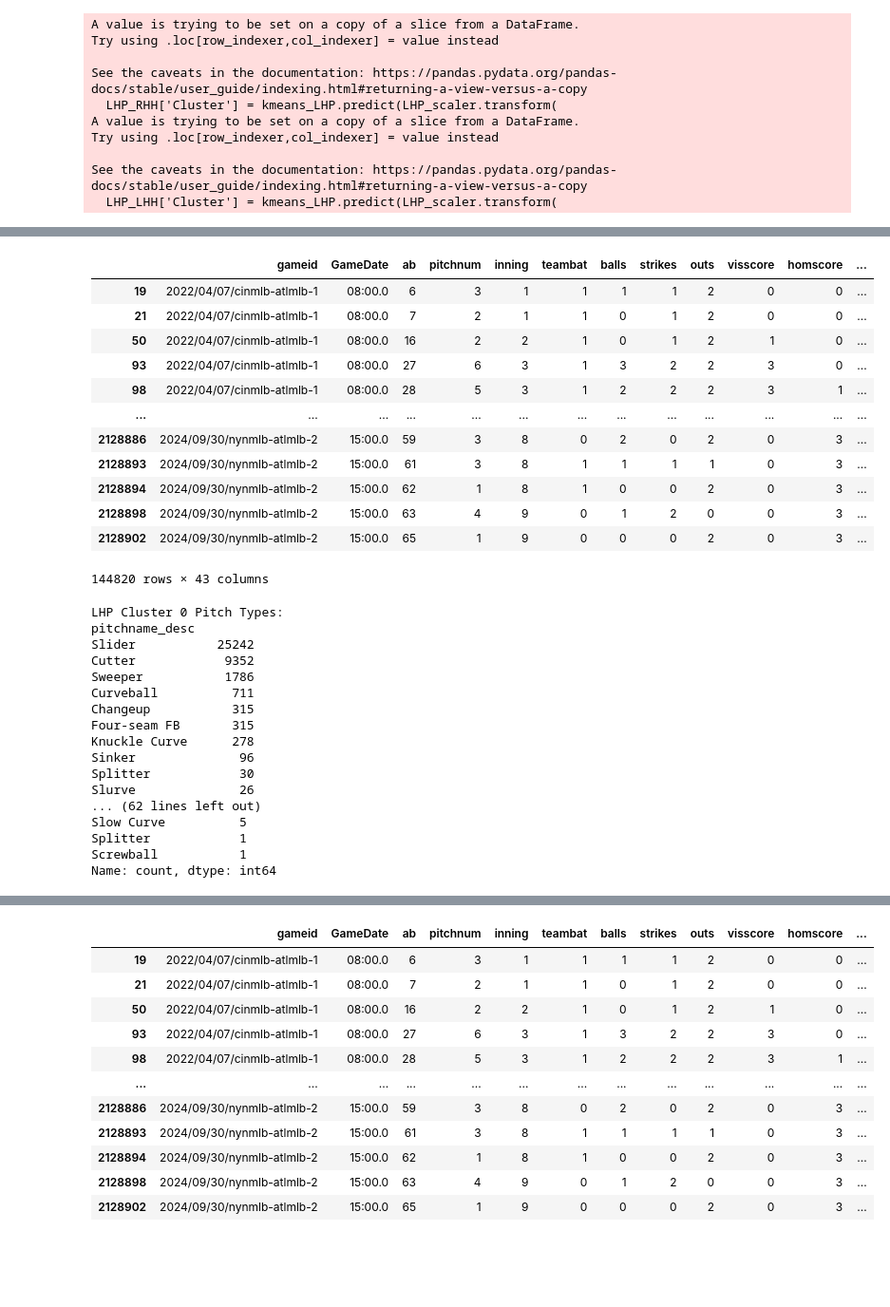
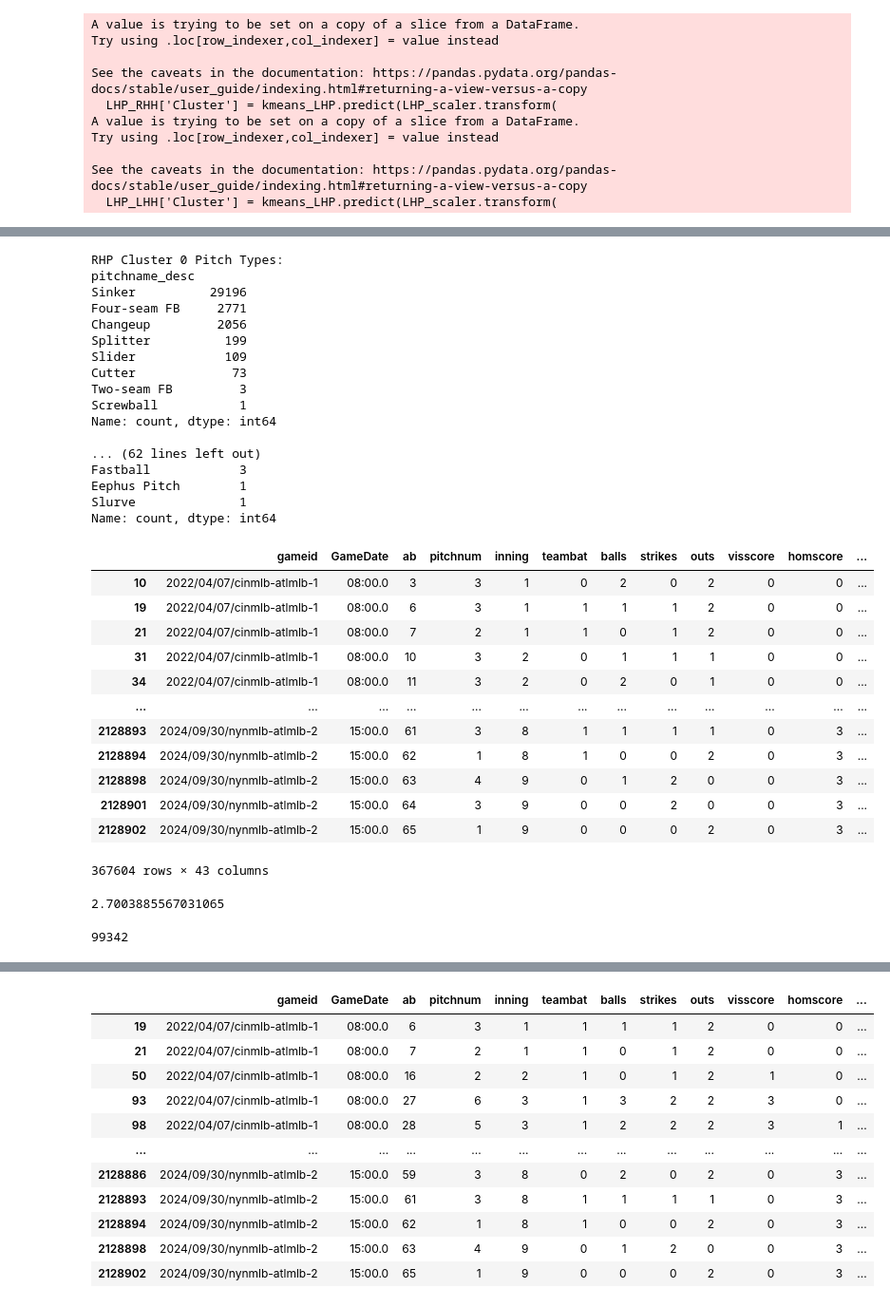
Before and after one commit to jayirby2/Team1STA4950, a Jupyter notebook: analysis.ipynb, the cells around one changed output, grey strips where cells are left out. Shown at 95% size. Saved outputs shown, nothing was run; the diff lists cells and outputs as text; code cells hidden in the pictures; blank space fills up the shorter version.

```diff
--- a/analysis.ipynb
+++ b/analysis.ipynb
@@ -1228,40 +1297,48 @@ max     3011.306000    101.701200         19.343120      0.381582      4.0
-# %%
-RHP_RHH
-# %% [output]
-|  | gameid | GameDate | ab | pitchnum | inning | teambat | balls | strikes | outs | visscore | homscore | ... |
-| 19 | 2022/04/07/cinmlb-atlmlb-1 | 08:00.0 | 6 | 3 | 1 | 1 | 1 | 1 | 2 | 0 | 0 | ... |
-| 21 | 2022/04/07/cinmlb-atlmlb-1 | 08:00.0 | 7 | 2 | 1 | 1 | 0 | 1 | 2 | 0 | 0 | ... |
-| 50 | 2022/04/07/cinmlb-atlmlb-1 | 08:00.0 | 16 | 2 | 2 | 1 | 0 | 1 | 2 | 1 | 0 | ... |
-| 93 | 2022/04/07/cinmlb-atlmlb-1 | 08:00.0 | 27 | 6 | 3 | 1 | 3 | 2 | 2 | 3 | 0 | ... |
-| 98 | 2022/04/07/cinmlb-atlmlb-1 | 08:00.0 | 28 | 5 | 3 | 1 | 2 | 2 | 2 | 3 | 1 | ... |
-| ... | ... | ... | ... | ... | ... | ... | ... | ... | ... | ... | ... | ... |
-| 2128886 | 2024/09/30/nynmlb-atlmlb-2 | 15:00.0 | 59 | 3 | 8 | 0 | 2 | 0 | 2 | 0 | 3 | ... |
-| 2128893 | 2024/09/30/nynmlb-atlmlb-2 | 15:00.0 | 61 | 3 | 8 | 1 | 1 | 1 | 1 | 0 | 3 | ... |
-| 2128894 | 2024/09/30/nynmlb-atlmlb-2 | 15:00.0 | 62 | 1 | 8 | 1 | 0 | 0 | 2 | 0 | 3 | ... |
-| 2128898 | 2024/09/30/nynmlb-atlmlb-2 | 15:00.0 | 63 | 4 | 9 | 0 | 1 | 2 | 0 | 0 | 3 | ... |
-| 2128902 | 2024/09/30/nynmlb-atlmlb-2 | 15:00.0 | 65 | 1 | 9 | 0 | 0 | 0 | 2 | 0 | 3 | ... |
-144820 rows × 43 columns
 # %%
 # See what pitch types are associated with each cluster
 for i in range(5):
-    print(f"LHP Cluster {i} Pitch Types:")
+    print(f"RHP Cluster {i} Pitch Types:")
     print(RHP_RHH[RHP_RHH['Cluster'] == i]['pitchname_desc'].value_counts())
     print("\n")
 # %% [output]
-LHP Cluster 0 Pitch Types:
+RHP Cluster 0 Pitch Types:
 pitchname_desc
-Slider           25242
-Cutter            9352
-Sweeper           1786
-Curveball          711
-Changeup           315
-Four-seam FB       315
-Knuckle Curve      278
-Sinker              96
-Splitter            30
-Slurve              26
-... (62 lines left out)
-Slow Curve          5
-Splitter            1
+Sinker          29196
+Four-seam FB     2771
+Changeup         2056
+Splitter          199
+Slider            109
+Cutter             73
+Two-seam FB         3
 Screwball           1
 Name: count, dtype: int64
+
+... (62 lines left out)
+Fastball            3
+Eephus Pitch        1
+Slurve              1
+Name: count, dtype: int64
+# %%
+bip_df
+# %% [output]
+|  | gameid | GameDate | ab | pitchnum | inning | teambat | balls | strikes | outs | visscore | homscore | ... |
+| 10 | 2022/04/07/cinmlb-atlmlb-1 | 08:00.0 | 3 | 3 | 1 | 0 | 2 | 0 | 2 | 0 | 0 | ... |
+| 19 | 2022/04/07/cinmlb-atlmlb-1 | 08:00.0 | 6 | 3 | 1 | 1 | 1 | 1 | 2 | 0 | 0 | ... |
+| 21 | 2022/04/07/cinmlb-atlmlb-1 | 08:00.0 | 7 | 2 | 1 | 1 | 0 | 1 | 2 | 0 | 0 | ... |
+| 31 | 2022/04/07/cinmlb-atlmlb-1 | 08:00.0 | 10 | 3 | 2 | 0 | 1 | 1 | 1 | 0 | 0 | ... |
+| 34 | 2022/04/07/cinmlb-atlmlb-1 | 08:00.0 | 11 | 3 | 2 | 0 | 2 | 0 | 1 | 0 | 0 | ... |
+| ... | ... | ... | ... | ... | ... | ... | ... | ... | ... | ... | ... | ... |
+| 2128893 | 2024/09/30/nynmlb-atlmlb-2 | 15:00.0 | 61 | 3 | 8 | 1 | 1 | 1 | 1 | 0 | 3 | ... |
+| 2128894 | 2024/09/30/nynmlb-atlmlb-2 | 15:00.0 | 62 | 1 | 8 | 1 | 0 | 0 | 2 | 0 | 3 | ... |
+| 2128898 | 2024/09/30/nynmlb-atlmlb-2 | 15:00.0 | 63 | 4 | 9 | 0 | 1 | 2 | 0 | 0 | 3 | ... |
+| 2128901 | 2024/09/30/nynmlb-atlmlb-2 | 15:00.0 | 64 | 3 | 9 | 0 | 0 | 2 | 0 | 0 | 3 | ... |
+| 2128902 | 2024/09/30/nynmlb-atlmlb-2 | 15:00.0 | 65 | 1 | 9 | 0 | 0 | 0 | 2 | 0 | 3 | ... |
+367604 rows × 43 columns
+# %%
+len(bip_df[bip_df['pitcherthrows'] == 'R']) / len(bip_df[bip_df['pitcherthrows'] == 'L'])
+# %% [output]
+2.7003885567031065
+# %%
+len(bip_df[bip_df['pitcherthrows'] == 'L'])
+# %% [output]
+99342
```
Also changed, not shown: parts of 22 cells of this notebook.
